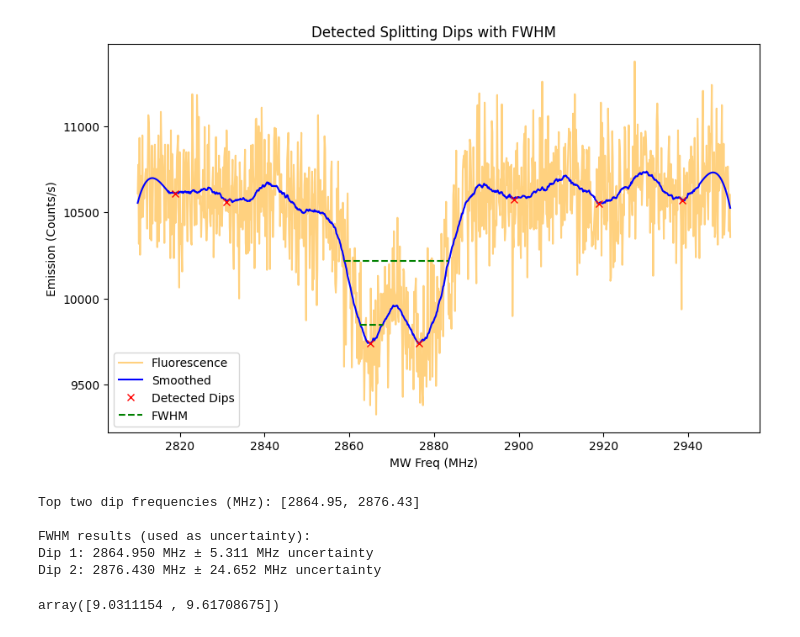
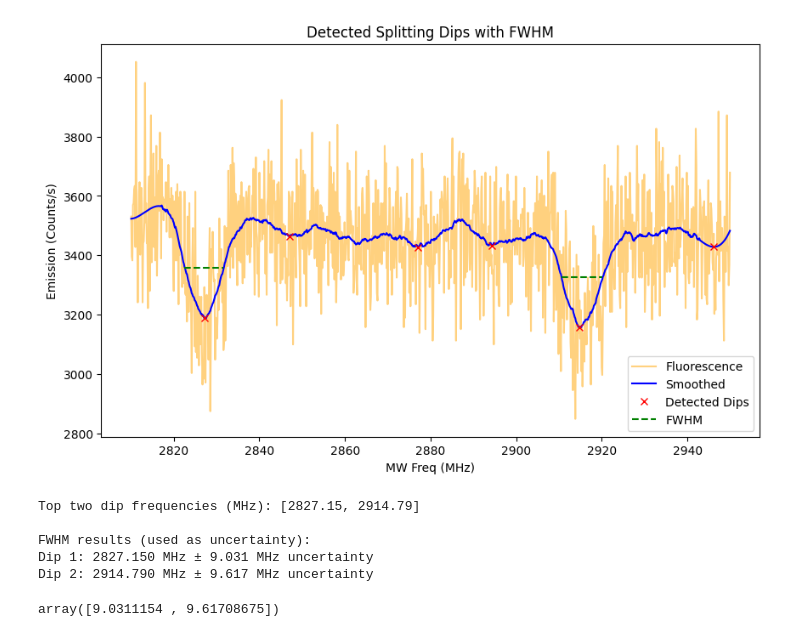
Before and after one commit to nlyu1/nv-center, a Jupyter notebook: Second_draft/code/splitting.ipynb, the cells around one changed output. Drawn from its saved outputs; the diff is of its cells as text; code cells hidden in the pictures.

```diff
--- a/Second_draft/code/splitting.ipynb
+++ b/Second_draft/code/splitting.ipynb
@@ -11,7 +11,7 @@ from scipy.stats import linregress
 # %%
 
 # 1. Read the Excel file
-df = pd.read_excel("/Users/adampearl/Documents/191/GitHub/nv-center/Second_draft/code/Splitting/0.22.xlsx")
+df = pd.read_excel("/Users/adampearl/Documents/191/GitHub/nv-center/Second_draft/code/Splitting/1.30.xlsx")
 
 # 2. Extract columns
 freq = df["MW Freq (MHz) - Fluorescence"]
@@ -41,39 +41,39 @@ top_two_freqs = freq[top_two_peaks]
 results_half = peak_widths(smoothed_fluorescence, top_two_peaks, rel_height=0.5)
 
 # Convert widths from sample number to frequency units
 freq_step = np.mean(np.diff(freq))  # Assuming uniform frequency spacing
 fwhms = results_half[0] * freq_step
 
 # 7. Plot the results
 plt.figure(figsize=(10,6))
 plt.plot(freq, fluorescence, label="Fluorescence", alpha=0.5, color="orange")
 plt.plot(freq, -smoothed_fluorescence, label="Smoothed", color="blue")
 plt.plot(freq[peaks], -smoothed_fluorescence[peaks], 'rx', label="Detected Dips")
 
 # Plot FWHM lines
 for i in range(2):
     left_idx = int(results_half[2][i])
     right_idx = int(results_half[3][i])
     plt.hlines(-results_half[1][i], freq[left_idx], freq[right_idx], color='green', linestyle='--', label='FWHM' if i == 0 else "")
 
 plt.xlabel("MW Freq (MHz)")
 plt.ylabel("Emission (Counts/s)")
 plt.title("Detected Splitting Dips with FWHM")
 plt.legend()
 plt.show()
 
 print("Top two dip frequencies (MHz):", list(top_two_freqs))
 
 print("\nFWHM results (used as uncertainty):")
 for i, (peak_freq, fwhm) in enumerate(zip(top_two_freqs, fwhms)):
     print(f"Dip {i+1}: {peak_freq:.3f} MHz ± {fwhm:.3f} MHz uncertainty")
 # %% [output]
-[figure, old version]
+[figure, new version]
-Top two dip frequencies (MHz): [2864.95, 2876.43]
+Top two dip frequencies (MHz): [2827.15, 2914.79]
 
 FWHM results (used as uncertainty):
-Dip 1: 2864.950 MHz ± 5.311 MHz uncertainty
-Dip 2: 2876.430 MHz ± 24.652 MHz uncertainty
+Dip 1: 2827.150 MHz ± 9.031 MHz uncertainty
+Dip 2: 2914.790 MHz ± 9.617 MHz uncertainty
 # %%
 fwhms
 # %% [output]
```
Also changed, not shown: 7 other files.
